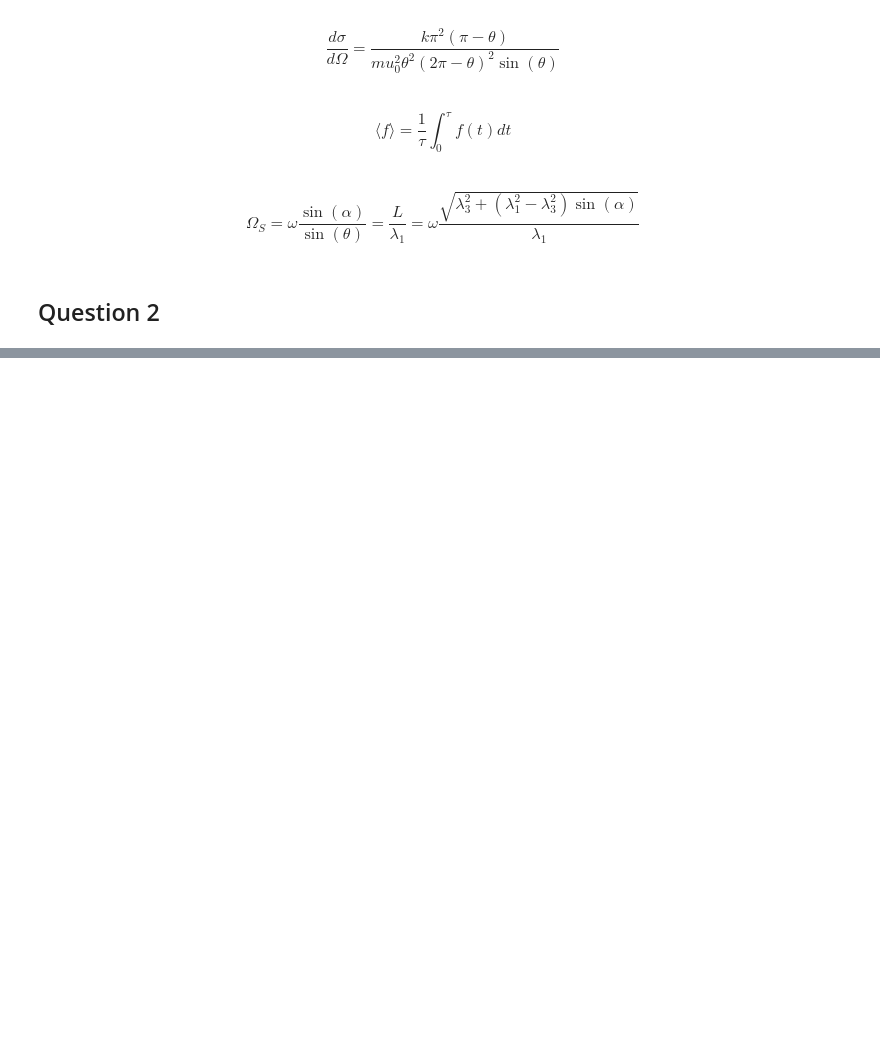
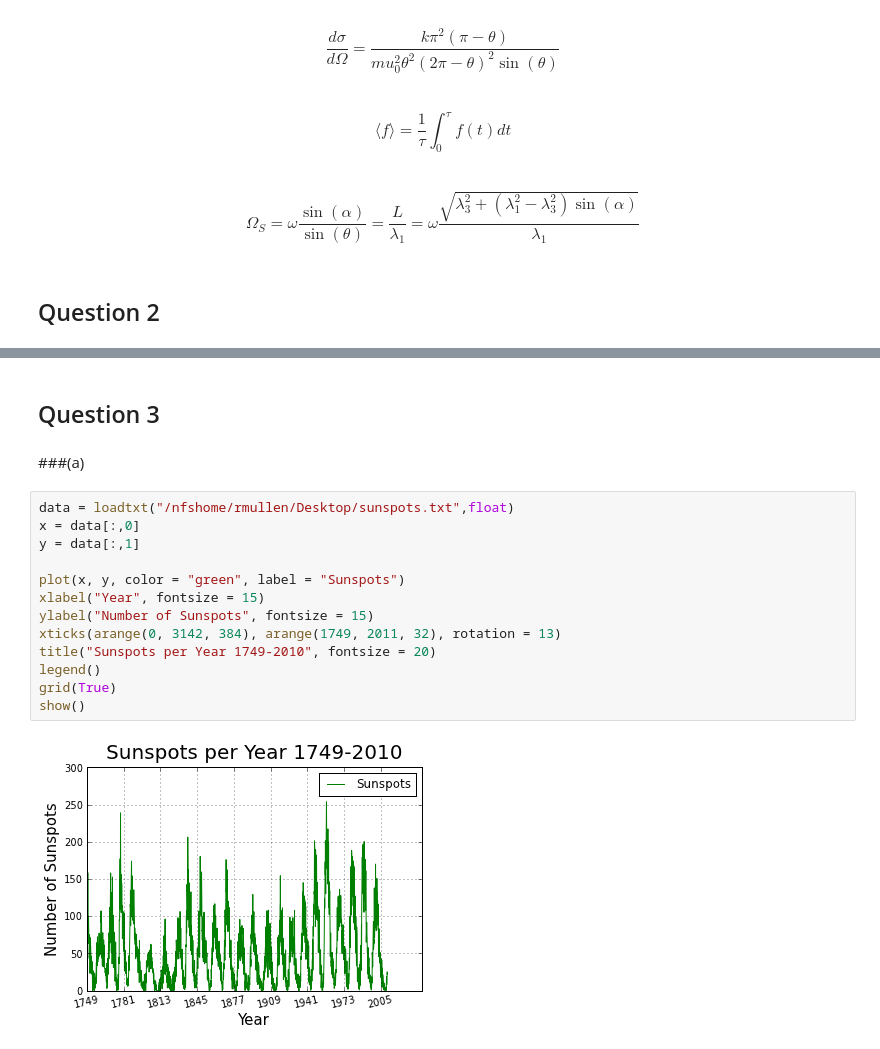
Before and after one commit to mullenray/PHYS202-S13, a Jupyter notebook: Week3/GraphicsEx2.ipynb, the cells around one changed output, grey strips where cells are left out. Saved outputs shown, nothing was run; the diff lists cells and outputs as text; blank space fills up the shorter version.

Commit message:
Finished through question 4

```diff
--- a/Week3/GraphicsEx2.ipynb
+++ b/Week3/GraphicsEx2.ipynb
@@ -48,0 +56,20 @@ show()
+# %% [markdown]
+Question 3
+-
+# %% [markdown]
+###(a)
+# %%
+data = loadtxt("/nfshome/rmullen/Desktop/sunspots.txt",float)
+x = data[:,0]
+y = data[:,1]
+
+plot(x, y, color = "green", label = "Sunspots")
+xlabel("Year", fontsize = 15)
+ylabel("Number of Sunspots", fontsize = 15)
+xticks(arange(0, 3142, 384), arange(1749, 2011, 32), rotation = 13)
+title("Sunspots per Year 1749-2010", fontsize = 20)
+legend()
+grid(True)
+show()
+# %% [output]
+[figure, added]
```
Also changed, not shown: parts of 11 cells of this notebook.
